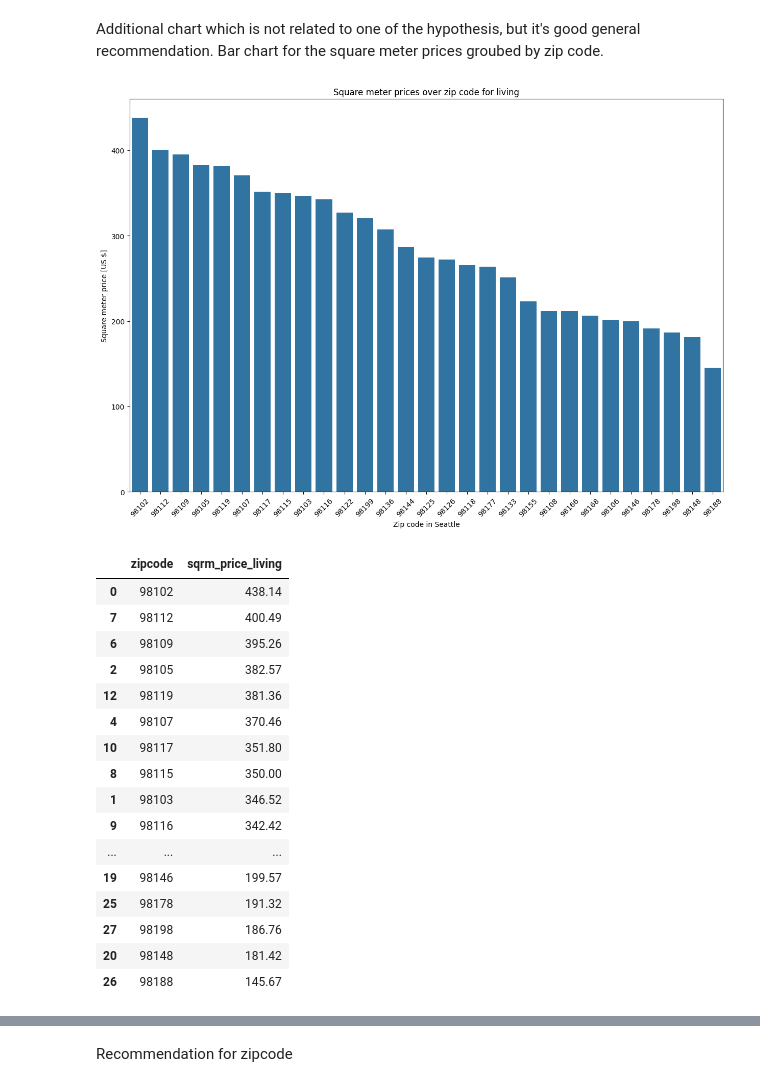
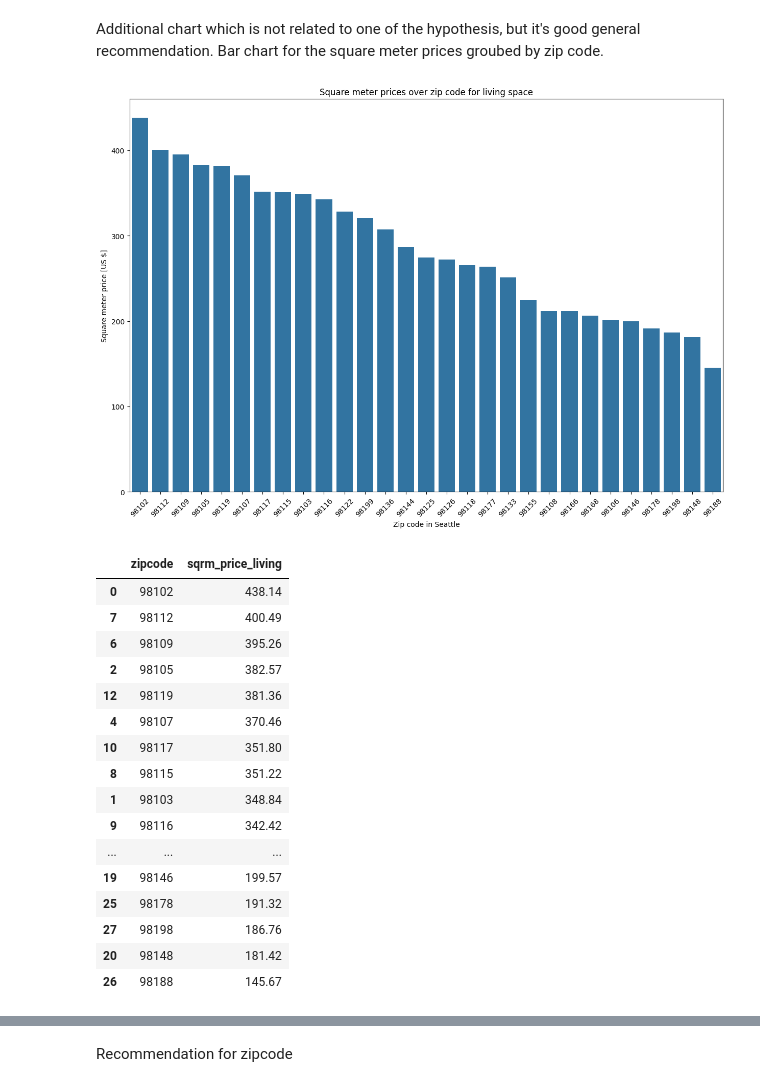
Before and after one commit to jale2025/ds-eda-project-template, a Jupyter notebook: result.ipynb, the cells around one changed output, grey strips where cells are left out. Saved outputs shown, nothing was run; the diff lists cells and outputs as text; code cells hidden in the pictures.

```diff
--- a/result.ipynb
+++ b/result.ipynb
@@ -371,34 +412,34 @@ Bar chart for the square meter prices groubed by zip code.
 # %%
 # Group by zip code and sort descending by the sell price
 df_sm_price_by_zipcode_living = (
     df_sqmt_price_lot_living
     .groupby("zipcode")["sqrm_price_living"]
     .median()
     .round(2)
     .reset_index()
     .sort_values(by="sqrm_price_living", ascending=False)
 )
 
 fig, ax = plt.subplots(figsize=(15, 10))
 
 
 sns.barplot(
     data=df_sm_price_by_zipcode_living,
     x="zipcode",
     y="sqrm_price_living",
     ax=ax,
     order=df_sm_price_by_zipcode_living["zipcode"]
 )
 
-ax.set_title("Square meter prices over zip code for living")
+ax.set_title("Square meter prices over zip code for living space")
 ax.set_xlabel("Zip code in Seattle")
 ax.set_ylabel("Square meter price [US $]")
 plt.xticks(rotation=45)
 
 plt.show()
 df_sm_price_by_zipcode_living
 # %% [output]
-[figure, old version]
+[figure, new version]
 |  | zipcode | sqrm_price_living |
 | 0 | 98102 | 438.14 |
 | 7 | 98112 | 400.49 |
@@ -407,8 +448,8 @@ df_sm_price_by_zipcode_living
 | 12 | 98119 | 381.36 |
 | 4 | 98107 | 370.46 |
 | 10 | 98117 | 351.80 |
-| 8 | 98115 | 350.00 |
-| 1 | 98103 | 346.52 |
+| 8 | 98115 | 351.22 |
+| 1 | 98103 | 348.84 |
 | 9 | 98116 | 342.42 |
 | ... | ... | ... |
 | 19 | 98146 | 199.57 |
```
Also changed, not shown: parts of 13 cells of this notebook.
